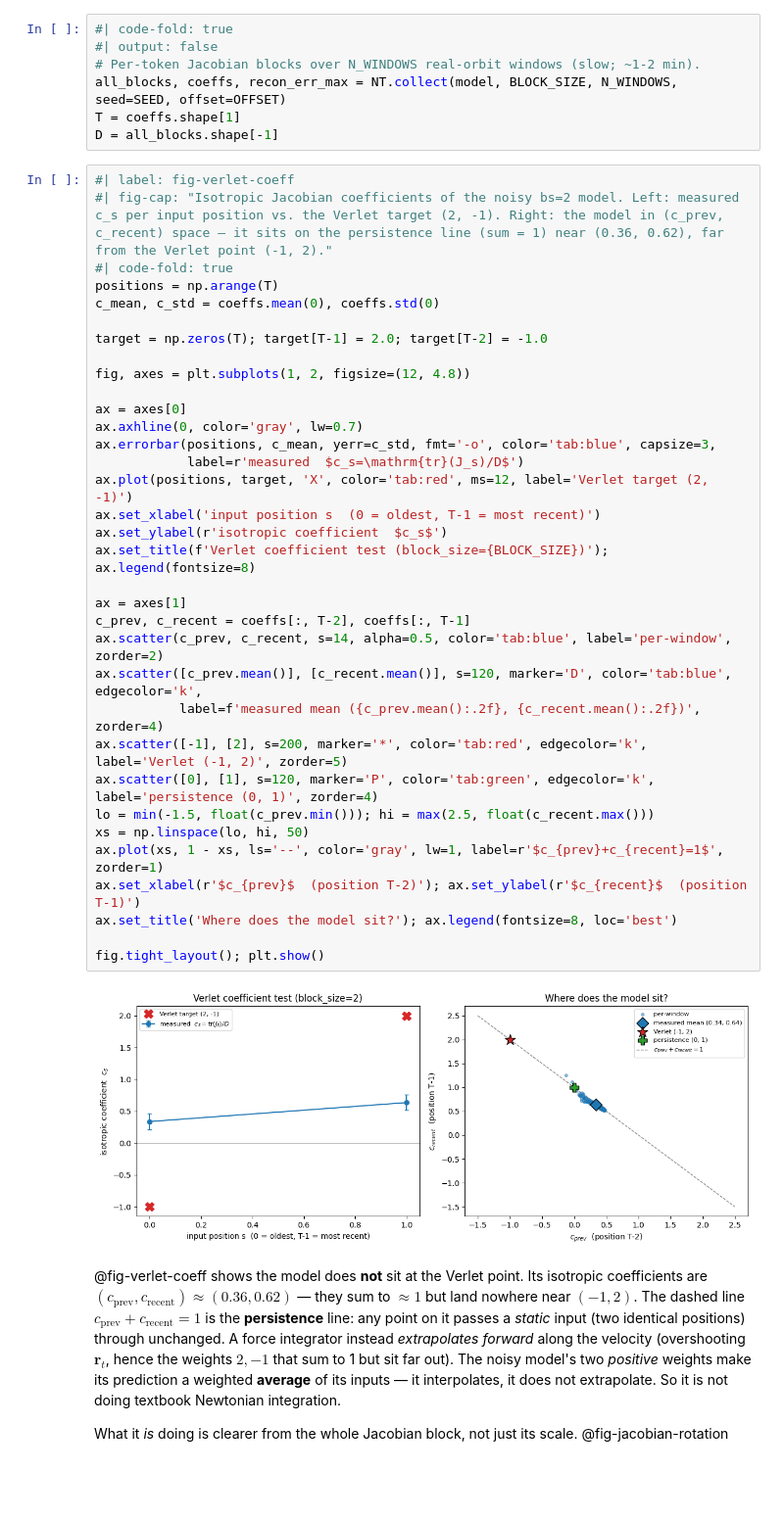
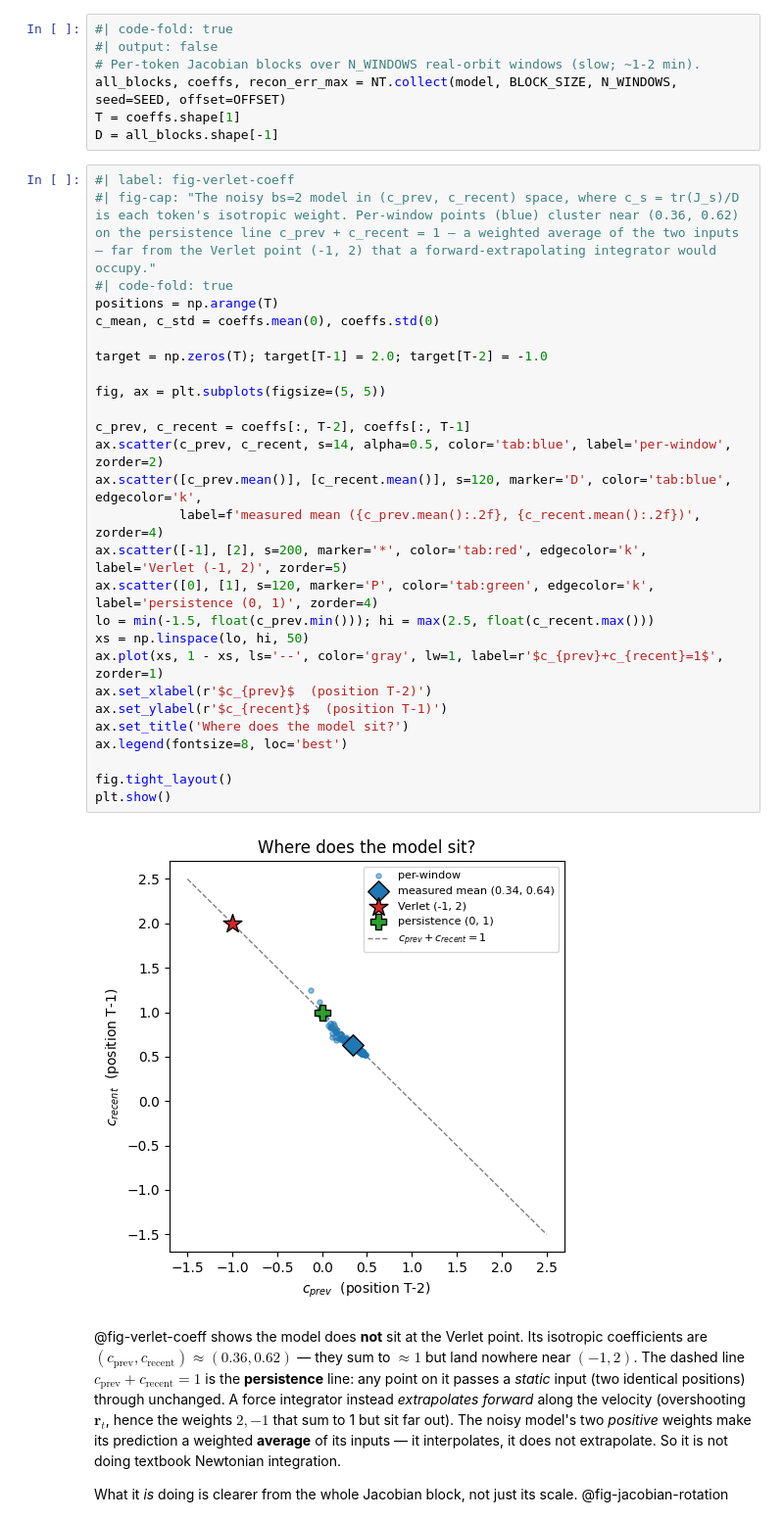
Before and after one commit to Arcadia-Science/world-model-orbits, a Jupyter notebook: index.ipynb, the cells around one changed output. Shown at 98% size. Cells and saved outputs as stored; diff of their text form; blank space fills up the shorter version.

```diff
--- a/index.ipynb
+++ b/index.ipynb
@@ -209,40 +213,33 @@ T = coeffs.shape[1]
 D = all_blocks.shape[-1]
 # %%
 #| label: fig-verlet-coeff
-#| fig-cap: "Isotropic Jacobian coefficients of the noisy bs=2 model. Left: measured c_s per input position vs. the Verlet target (2, -1). Right: the model in (c_prev, c_recent) space — it sits on the persistence line (sum = 1) near (0.36, 0.62), far from the Verlet point (-1, 2)."
+#| fig-cap: "The noisy bs=2 model in (c_prev, c_recent) space, where c_s = tr(J_s)/D is each token's isotropic weight. Per-window points (blue) cluster near (0.36, 0.62) on the persistence line c_prev + c_recent = 1 — a weighted average of the two inputs — far from the Verlet point (-1, 2) that a forward-extrapolating integrator would occupy."
 #| code-fold: true
 positions = np.arange(T)
 c_mean, c_std = coeffs.mean(0), coeffs.std(0)
 
 target = np.zeros(T); target[T-1] = 2.0; target[T-2] = -1.0
 
-fig, axes = plt.subplots(1, 2, figsize=(12, 4.8))
+fig, ax = plt.subplots(figsize=(5, 5))
 
-ax = axes[0]
-ax.axhline(0, color='gray', lw=0.7)
-ax.errorbar(positions, c_mean, yerr=c_std, fmt='-o', color='tab:blue', capsize=3,
-            label=r'measured  $c_s=\mathrm{tr}(J_s)/D$')
-ax.plot(positions, target, 'X', color='tab:red', ms=12, label='Verlet target (2, -1)')
-ax.set_xlabel('input position s  (0 = oldest, T-1 = most recent)')
-ax.set_ylabel(r'isotropic coefficient  $c_s$')
-ax.set_title(f'Verlet coefficient test (block_size={BLOCK_SIZE})'); ax.legend(fontsize=8)
-
-ax = axes[1]
 c_prev, c_recent = coeffs[:, T-2], coeffs[:, T-1]
 ax.scatter(c_prev, c_recent, s=14, alpha=0.5, color='tab:blue', label='per-window', zorder=2)
 ax.scatter([c_prev.mean()], [c_recent.mean()], s=120, marker='D', color='tab:blue', edgecolor='k',
            label=f'measured mean ({c_prev.mean():.2f}, {c_recent.mean():.2f})', zorder=4)
 ax.scatter([-1], [2], s=200, marker='*', color='tab:red', edgecolor='k', label='Verlet (-1, 2)', zorder=5)
 ax.scatter([0], [1], s=120, marker='P', color='tab:green', edgecolor='k', label='persistence (0, 1)', zorder=4)
 lo = min(-1.5, float(c_prev.min())); hi = max(2.5, float(c_recent.max()))
 xs = np.linspace(lo, hi, 50)
 ax.plot(xs, 1 - xs, ls='--', color='gray', lw=1, label=r'$c_{prev}+c_{recent}=1$', zorder=1)
-ax.set_xlabel(r'$c_{prev}$  (position T-2)'); ax.set_ylabel(r'$c_{recent}$  (position T-1)')
-ax.set_title('Where does the model sit?'); ax.legend(fontsize=8, loc='best')
+ax.set_xlabel(r'$c_{prev}$  (position T-2)')
+ax.set_ylabel(r'$c_{recent}$  (position T-1)')
+ax.set_title('Where does the model sit?')
+ax.legend(fontsize=8, loc='best')
 
-fig.tight_layout(); plt.show()
+fig.tight_layout()
+plt.show()
 # %% [output]
-[figure, old version]
+[figure, new version]
 # %% [markdown]
 @fig-verlet-coeff shows the model does **not** sit at the Verlet point. Its isotropic coefficients are $(c_{\text{prev}}, c_{\text{recent}}) \approx (0.36, 0.62)$ — they sum to $\approx 1$ but land nowhere near $(-1, 2)$. The dashed line $c_{\text{prev}} + c_{\text{recent}} = 1$ is the **persistence** line: any point on it passes a *static* input (two identical positions) through unchanged. A force integrator instead *extrapolates forward* along the velocity (overshooting $\mathbf r_t$, hence the weights $2, -1$ that sum to 1 but sit far out). The noisy model's two *positive* weights make its prediction a weighted **average** of its inputs — it interpolates, it does not extrapolate. So it is not doing textbook Newtonian integration.
 
```
Also changed, not shown: parts of 12 cells of this notebook.
